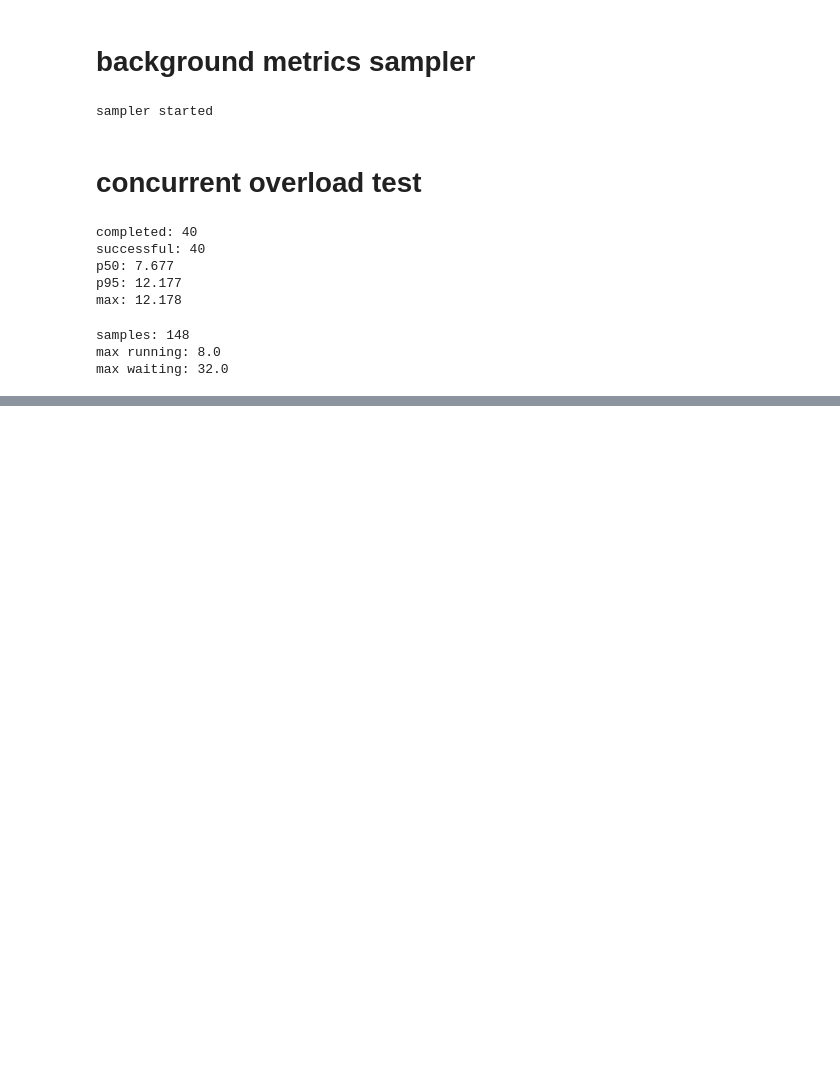
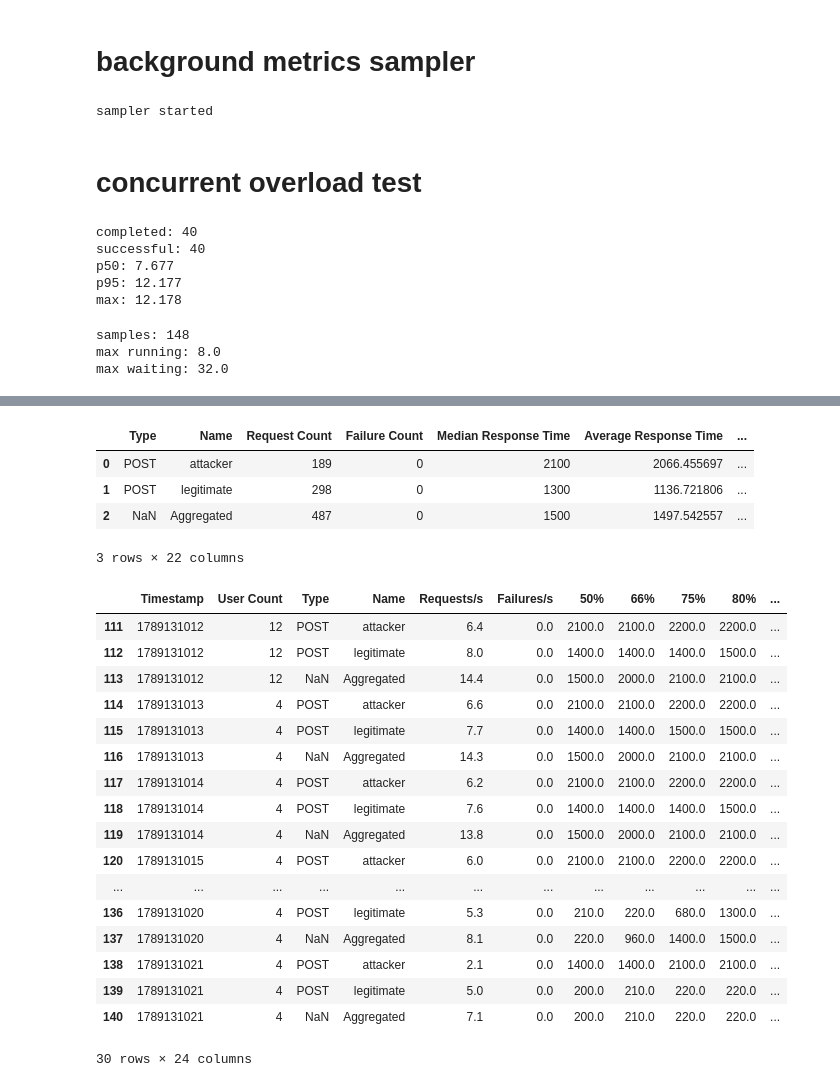
Before and after one commit to mena-04/DoS-Stress-Testing, a Jupyter notebook: testing.ipynb, the cells around one changed output, grey strips where cells are left out. Saved outputs shown, nothing was run; the diff lists cells and outputs as text; code cells hidden in the pictures; blank space fills up the shorter version.

```diff
--- a/testing.ipynb
+++ b/testing.ipynb
@@ -356,0 +760,32 @@ max waiting: 32.0
+# %%
+import pandas as pd
+
+df = pd.read_csv("/content/results/flood_stats.csv")
+display(df)
+
+hist = pd.read_csv("/content/results/flood_stats_history.csv")
+display(hist.tail(30))
+# %% [output]
+|  | Type | Name | Request Count | Failure Count | Median Response Time | Average Response Time | ... |
+| 0 | POST | attacker | 189 | 0 | 2100 | 2066.455697 | ... |
+| 1 | POST | legitimate | 298 | 0 | 1300 | 1136.721806 | ... |
+| 2 | NaN | Aggregated | 487 | 0 | 1500 | 1497.542557 | ... |
+3 rows × 22 columns
+|  | Timestamp | User Count | Type | Name | Requests/s | Failures/s | 50% | 66% | 75% | 80% | ... |
+| 111 | 1789131012 | 12 | POST | attacker | 6.4 | 0.0 | 2100.0 | 2100.0 | 2200.0 | 2200.0 | ... |
+| 112 | 1789131012 | 12 | POST | legitimate | 8.0 | 0.0 | 1400.0 | 1400.0 | 1400.0 | 1500.0 | ... |
+| 113 | 1789131012 | 12 | NaN | Aggregated | 14.4 | 0.0 | 1500.0 | 2000.0 | 2100.0 | 2100.0 | ... |
+| 114 | 1789131013 | 4 | POST | attacker | 6.6 | 0.0 | 2100.0 | 2100.0 | 2200.0 | 2200.0 | ... |
+| 115 | 1789131013 | 4 | POST | legitimate | 7.7 | 0.0 | 1400.0 | 1400.0 | 1500.0 | 1500.0 | ... |
+| 116 | 1789131013 | 4 | NaN | Aggregated | 14.3 | 0.0 | 1500.0 | 2000.0 | 2100.0 | 2100.0 | ... |
+| 117 | 1789131014 | 4 | POST | attacker | 6.2 | 0.0 | 2100.0 | 2100.0 | 2200.0 | 2200.0 | ... |
+| 118 | 1789131014 | 4 | POST | legitimate | 7.6 | 0.0 | 1400.0 | 1400.0 | 1400.0 | 1500.0 | ... |
+| 119 | 1789131014 | 4 | NaN | Aggregated | 13.8 | 0.0 | 1500.0 | 2000.0 | 2100.0 | 2100.0 | ... |
+| 120 | 1789131015 | 4 | POST | attacker | 6.0 | 0.0 | 2100.0 | 2100.0 | 2200.0 | 2200.0 | ... |
+| ... | ... | ... | ... | ... | ... | ... | ... | ... | ... | ... | ... |
+| 136 | 1789131020 | 4 | POST | legitimate | 5.3 | 0.0 | 210.0 | 220.0 | 680.0 | 1300.0 | ... |
+| 137 | 1789131020 | 4 | NaN | Aggregated | 8.1 | 0.0 | 220.0 | 960.0 | 1400.0 | 1500.0 | ... |
+| 138 | 1789131021 | 4 | POST | attacker | 2.1 | 0.0 | 1400.0 | 1400.0 | 2100.0 | 2100.0 | ... |
+| 139 | 1789131021 | 4 | POST | legitimate | 5.0 | 0.0 | 200.0 | 210.0 | 220.0 | 220.0 | ... |
+| 140 | 1789131021 | 4 | NaN | Aggregated | 7.1 | 0.0 | 200.0 | 210.0 | 220.0 | 220.0 | ... |
+30 rows × 24 columns
```
Also changed, not shown: parts of 15 cells of this notebook.
